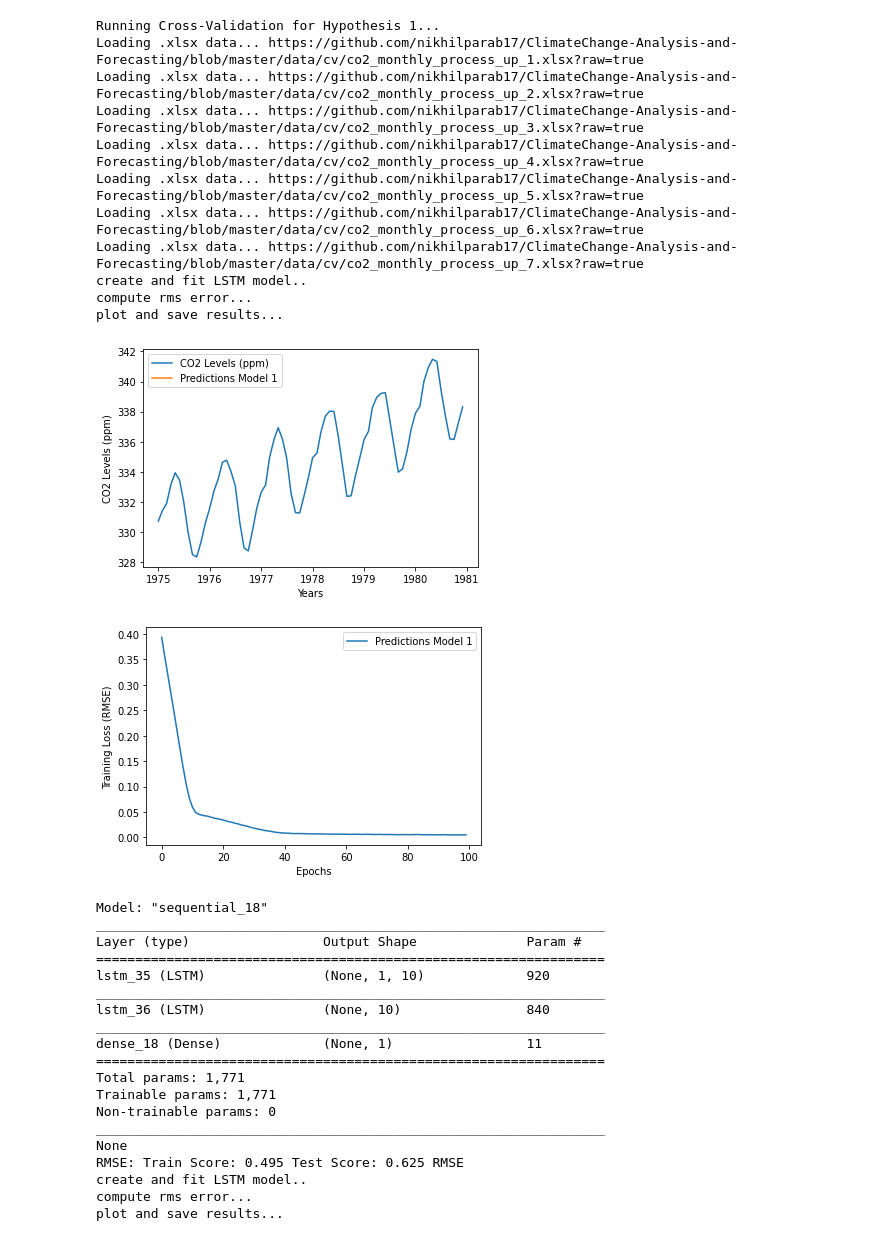
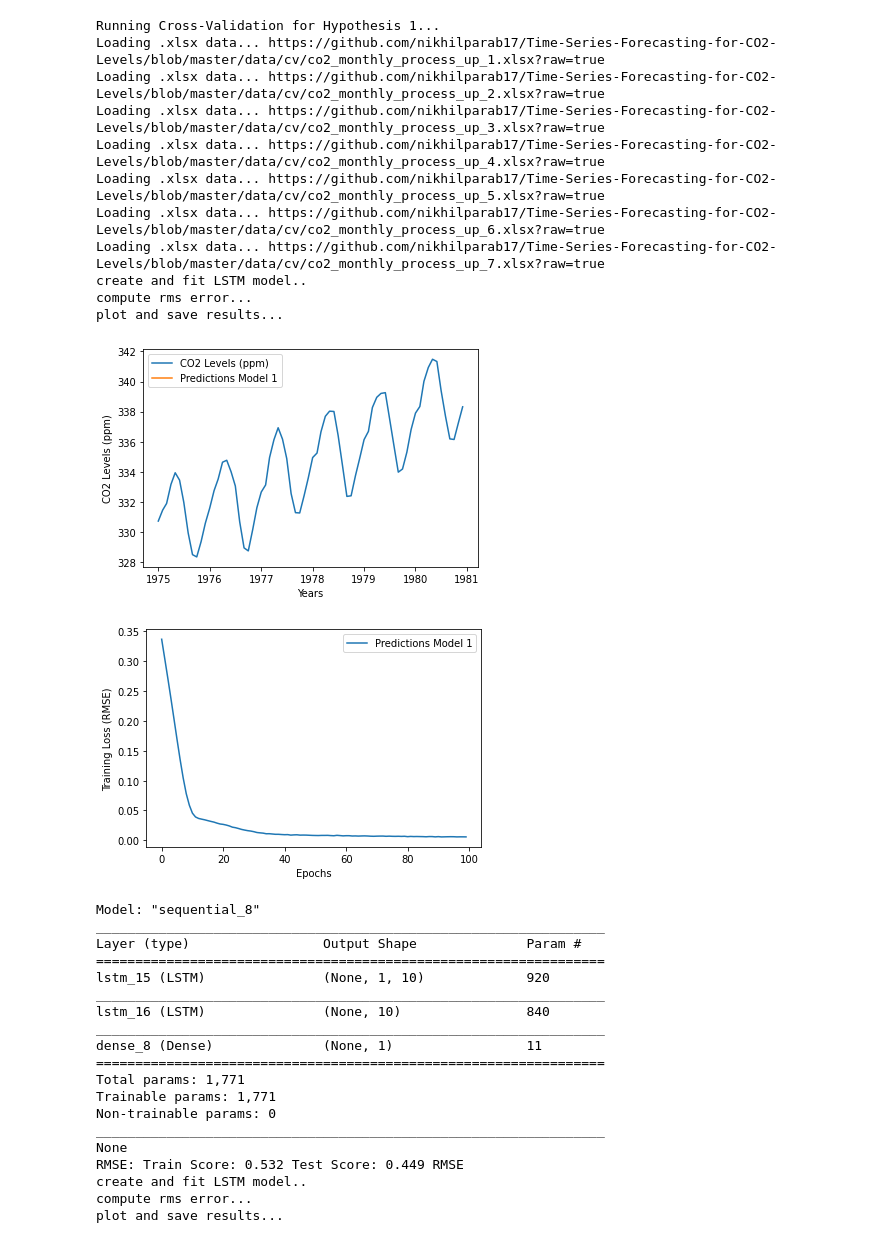
Before and after one commit to nikhilparab17/A-Support-Vector-Regression-Long-Short-Term-Memory-Approach-for-CO2-Levels-Time-Series-Forecasting, a Jupyter notebook: cs229_CO2_forecasting_lstm.ipynb, the cells around one changed output. Drawn from its saved outputs; the diff is of its cells as text; code cells hidden in the pictures.

```diff
--- a/cs229_CO2_forecasting_lstm.ipynb
+++ b/cs229_CO2_forecasting_lstm.ipynb
@@ -18,17 +18,17 @@ from statsmodels.tools.eval_measures import rmse
 from keras.regularizers import l2
 
 # Whole Dataset
-DATASET = "https://github.com/nikhilparab17/ClimateChange-Analysis-and-Forecasting/blob/master/data/co2_dataset_preprocess.xlsx?raw=true"
+DATASET = "https://github.com/nikhilparab17/Time-Series-Forecasting-for-CO2-Levels/blob/master/data/co2_dataset_preprocess.xlsx?raw=true"
 
 # Cross-Validation Dataset
 CV_DATASET = \
-["https://github.com/nikhilparab17/ClimateChange-Analysis-and-Forecasting/blob/master/data/cv/co2_monthly_process_up_1.xlsx?raw=true" ,
- "https://github.com/nikhilparab17/ClimateChange-Analysis-and-Forecasting/blob/master/data/cv/co2_monthly_process_up_2.xlsx?raw=true" ,
- "https://github.com/nikhilparab17/ClimateChange-Analysis-and-Forecasting/blob/master/data/cv/co2_monthly_process_up_3.xlsx?raw=true" ,
- "https://github.com/nikhilparab17/ClimateChange-Analysis-and-Forecasting/blob/master/data/cv/co2_monthly_process_up_4.xlsx?raw=true",
- "https://github.com/nikhilparab17/ClimateChange-Analysis-and-Forecasting/blob/master/data/cv/co2_monthly_process_up_5.xlsx?raw=true",
- "https://github.com/nikhilparab17/ClimateChange-Analysis-and-Forecasting/blob/master/data/cv/co2_monthly_process_up_6.xlsx?raw=true",
- "https://github.com/nikhilparab17/ClimateChange-Analysis-and-Forecasting/blob/master/data/cv/co2_monthly_process_up_7.xlsx?raw=true"
+["https://github.com/nikhilparab17/Time-Series-Forecasting-for-CO2-Levels/blob/master/data/cv/co2_monthly_process_up_1.xlsx?raw=true" ,
+ "https://github.com/nikhilparab17/Time-Series-Forecasting-for-CO2-Levels/blob/master/data/cv/co2_monthly_process_up_2.xlsx?raw=true" ,
+ "https://github.com/nikhilparab17/Time-Series-Forecasting-for-CO2-Levels/blob/master/data/cv/co2_monthly_process_up_3.xlsx?raw=true" ,
+ "https://github.com/nikhilparab17/Time-Series-Forecasting-for-CO2-Levels/blob/master/data/cv/co2_monthly_process_up_4.xlsx?raw=true",
+ "https://github.com/nikhilparab17/Time-Series-Forecasting-for-CO2-Levels/blob/master/data/cv/co2_monthly_process_up_5.xlsx?raw=true",
+ "https://github.com/nikhilparab17/Time-Series-Forecasting-for-CO2-Levels/blob/master/data/cv/co2_monthly_process_up_6.xlsx?raw=true",
+ "https://github.com/nikhilparab17/Time-Series-Forecasting-for-CO2-Levels/blob/master/data/cv/co2_monthly_process_up_7.xlsx?raw=true"
  ]
 
 # function to load data
@@ -468,35 +468,35 @@ Loading .xlsx data... https://github.com/nikhilparab17/ClimateChange-Analysis-an
 [figure]
 [figure]
 [figure]
 Running Cross-Validation for Hypothesis 1...
-Loading .xlsx data... https://github.com/nikhilparab17/ClimateChange-Analysis-and-Forecasting/blob/master/data/cv/co2_monthly_process_up_1.xlsx?raw=true
-Loading .xlsx data... https://github.com/nikhilparab17/ClimateChange-Analysis-and-Forecasting/blob/master/data/cv/co2_monthly_process_up_2.xlsx?raw=true
-Loading .xlsx data... https://github.com/nikhilparab17/ClimateChange-Analysis-and-Forecasting/blob/master/data/cv/co2_monthly_process_up_3.xlsx?raw=true
-Loading .xlsx data... https://github.com/nikhilparab17/ClimateChange-Analysis-and-Forecasting/blob/master/data/cv/co2_monthly_process_up_4.xlsx?raw=true
-Loading .xlsx data... https://github.com/nikhilparab17/ClimateChange-Analysis-and-Forecasting/blob/master/data/cv/co2_monthly_process_up_5.xlsx?raw=true
-Loading .xlsx data... https://github.com/nikhilparab17/ClimateChange-Analysis-and-Forecasting/blob/master/data/cv/co2_monthly_process_up_6.xlsx?raw=true
-Loading .xlsx data... https://github.com/nikhilparab17/ClimateChange-Analysis-and-Forecasting/blob/master/data/cv/co2_monthly_process_up_7.xlsx?raw=true
+Loading .xlsx data... https://github.com/nikhilparab17/Time-Series-Forecasting-for-CO2-Levels/blob/master/data/cv/co2_monthly_process_up_1.xlsx?raw=true
+Loading .xlsx data... https://github.com/nikhilparab17/Time-Series-Forecasting-for-CO2-Levels/blob/master/data/cv/co2_monthly_process_up_2.xlsx?raw=true
+Loading .xlsx data... https://github.com/nikhilparab17/Time-Series-Forecasting-for-CO2-Levels/blob/master/data/cv/co2_monthly_process_up_3.xlsx?raw=true
+Loading .xlsx data... https://github.com/nikhilparab17/Time-Series-Forecasting-for-CO2-Levels/blob/master/data/cv/co2_monthly_process_up_4.xlsx?raw=true
+Loading .xlsx data... https://github.com/nikhilparab17/Time-Series-Forecasting-for-CO2-Levels/blob/master/data/cv/co2_monthly_process_up_5.xlsx?raw=true
+Loading .xlsx data... https://github.com/nikhilparab17/Time-Series-Forecasting-for-CO2-Levels/blob/master/data/cv/co2_monthly_process_up_6.xlsx?raw=true
+Loading .xlsx data... https://github.com/nikhilparab17/Time-Series-Forecasting-for-CO2-Levels/blob/master/data/cv/co2_monthly_process_up_7.xlsx?raw=true
 create and fit LSTM model..
 compute rms error...
 plot and save results...
 [figure]
-[figure, old version]
+[figure, new version]
-Model: "sequential_18"
+Model: "sequential_8"
 _________________________________________________________________
 Layer (type)                 Output Shape              Param #
 =================================================================
-lstm_35 (LSTM)               (None, 1, 10)             920
+lstm_15 (LSTM)               (None, 1, 10)             920
 _________________________________________________________________
-lstm_36 (LSTM)               (None, 10)                840
+lstm_16 (LSTM)               (None, 10)                840
 _________________________________________________________________
-dense_18 (Dense)             (None, 1)                 11
+dense_8 (Dense)              (None, 1)                 11
 =================================================================
 Total params: 1,771
 Trainable params: 1,771
 Non-trainable params: 0
 _________________________________________________________________
 None
-RMSE: Train Score: 0.495 Test Score: 0.625 RMSE
+RMSE: Train Score: 0.532 Test Score: 0.449 RMSE
 create and fit LSTM model..
 compute rms error...
 plot and save results...
```
Also changed, not shown: parts of 2 cells of this notebook.
